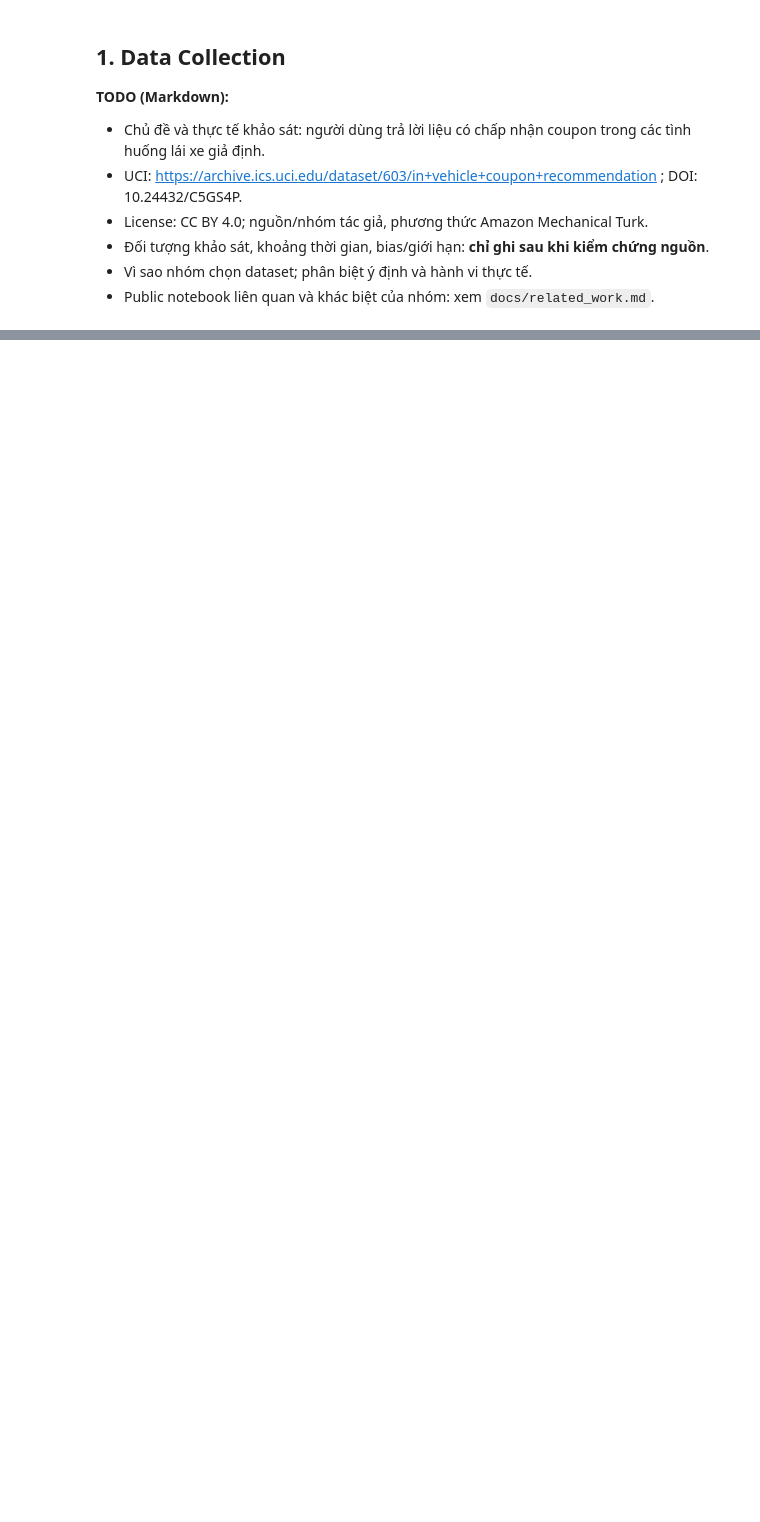
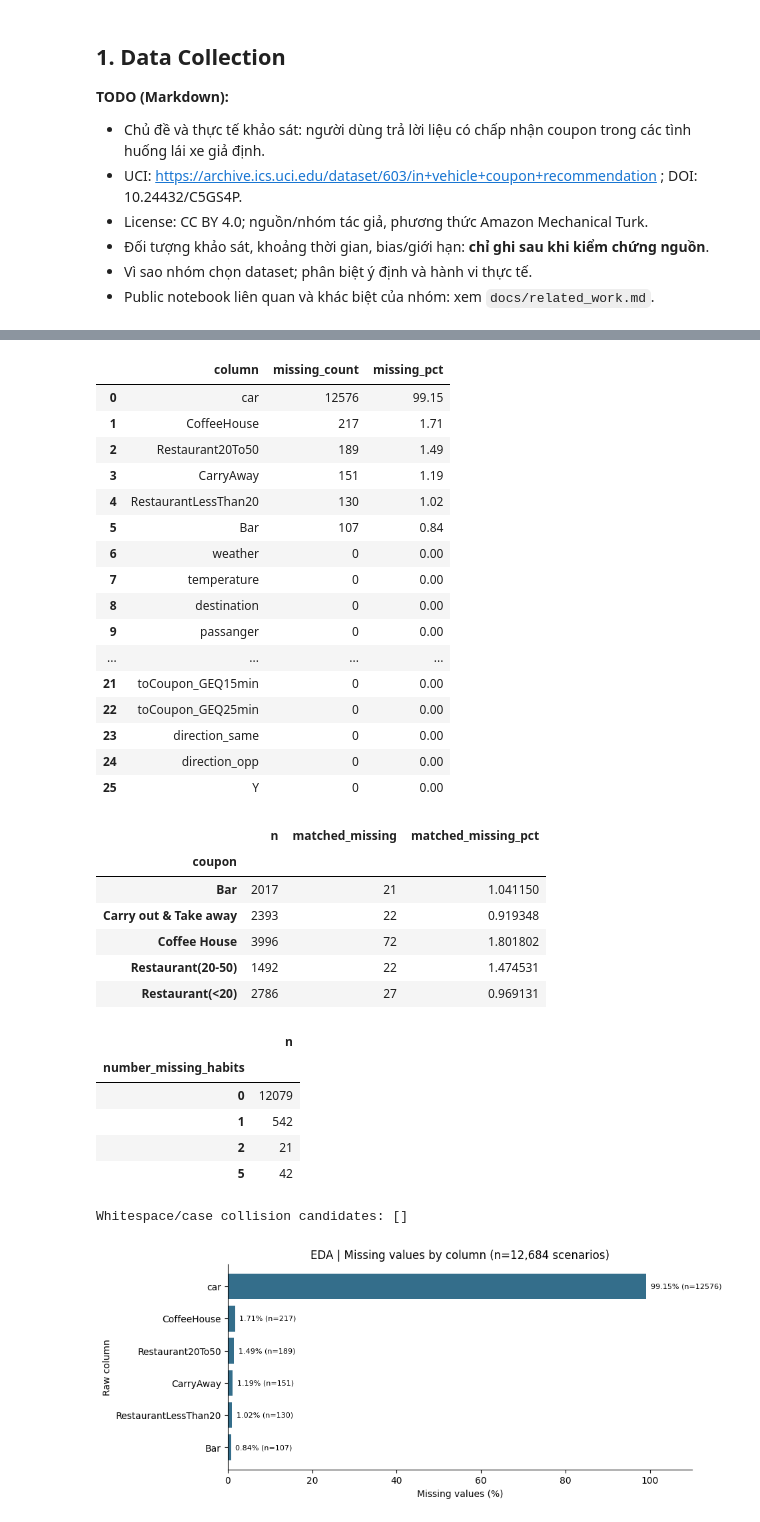
Before and after one commit to TrNhDuong/in-vehicle-coupon-analysis, a Jupyter notebook: notebooks/01_collection_exploration.ipynb, the cells around one changed output, grey strips where cells are left out. Drawn from its saved outputs; the diff is of its cells as text; code cells hidden in the pictures; blank space fills up the shorter version.

```diff
--- a/notebooks/01_collection_exploration.ipynb
+++ b/notebooks/01_collection_exploration.ipynb
@@ -72,0 +111,71 @@ display(missing_table(df))
+# %%
+missing = missing_table(df).reset_index(names="column")
+display(missing)
+save_table(missing, ROOT, "eda_missing")
+matched = matched_frequency(df)
+missing_by_coupon = df.assign(matched_missing=matched.isna().astype(int)).groupby("coupon").agg(
+    n=("Y", "size"), matched_missing=("matched_missing", "sum"))
+missing_by_coupon["matched_missing_pct"] = 100 * missing_by_coupon.matched_missing / missing_by_coupon.n
+display(missing_by_coupon)
+save_table(missing_by_coupon.reset_index(), ROOT, "eda_matched_missing")
+pattern = df[list(COUPON_FREQUENCY.values())].isna().sum(axis=1).value_counts().sort_index()
+display(pattern.rename_axis("number_missing_habits").to_frame("n"))
+save_table(pattern.rename_axis("number_missing_habits").reset_index(name="n"), ROOT, "eda_missing_patterns")
+# Full observed-domain inventory, including all numerical levels and NaNs.
+domain_rows, label_issues = [], []
+for column in df.columns:
+    for value, n in df[column].value_counts(dropna=False).items():
+        domain_rows.append({"column": column, "value": "<NA>" if pd.isna(value) else str(value),
+                            "n": n, "pct": n / len(df) * 100})
+    if df[column].dtype == "object":
+        values = pd.Series(df[column].dropna().unique(), dtype="string")
+        normalized = values.str.strip().str.casefold()
+        for value in values[normalized.duplicated(keep=False) | values.ne(values.str.strip())]:
+            label_issues.append({"column": column, "value": value})
+domains = pd.DataFrame(domain_rows)
+save_table(domains, ROOT, "eda_domains")
+print("Whitespace/case collision candidates:", label_issues)
+save_table(pd.DataFrame(label_issues, columns=["column", "value"]), ROOT, "eda_label_issues")
+fig, ax = plt.subplots(figsize=(9, 4))
+shown = missing.loc[missing.missing_count > 0]
+ax.barh(shown.column, shown.missing_pct, color="#346e8b")
+ax.invert_yaxis()
+ax.set(xlabel="Missing values (%)", ylabel="Raw column", xlim=(0, 110),
+       title=f"EDA | Missing values by column (n={len(df):,} scenarios)")
+for i, r in enumerate(shown.itertuples()):
+    ax.text(r.missing_pct + 1, i, f"{r.missing_pct:.2f}% (n={r.missing_count})", va="center", fontsize=8)
+save_figure(fig, ROOT, "eda_missing")
+plt.show()
+# %% [output]
+|  | column | missing_count | missing_pct |
+| 0 | car | 12576 | 99.15 |
+| 1 | CoffeeHouse | 217 | 1.71 |
+| 2 | Restaurant20To50 | 189 | 1.49 |
+| 3 | CarryAway | 151 | 1.19 |
+| 4 | RestaurantLessThan20 | 130 | 1.02 |
+| 5 | Bar | 107 | 0.84 |
+| 6 | weather | 0 | 0.00 |
+| 7 | temperature | 0 | 0.00 |
+| 8 | destination | 0 | 0.00 |
+| 9 | passanger | 0 | 0.00 |
+| ... | ... | ... | ... |
+| 21 | toCoupon_GEQ15min | 0 | 0.00 |
+| 22 | toCoupon_GEQ25min | 0 | 0.00 |
+| 23 | direction_same | 0 | 0.00 |
+| 24 | direction_opp | 0 | 0.00 |
+| 25 | Y | 0 | 0.00 |
+|  | n | matched_missing | matched_missing_pct |
+| coupon |  |  |  |
+| Bar | 2017 | 21 | 1.041150 |
+| Carry out & Take away | 2393 | 22 | 0.919348 |
+| Coffee House | 3996 | 72 | 1.801802 |
+| Restaurant(20-50) | 1492 | 22 | 1.474531 |
+| Restaurant(<20) | 2786 | 27 | 0.969131 |
+|  | n |
+| number_missing_habits |  |
+| 0 | 12079 |
+| 1 | 542 |
+| 2 | 21 |
+| 5 | 42 |
+Whitespace/case collision candidates: []
+[figure, added]
```
Also changed, not shown: parts of 24 cells of this notebook, 26 other files.
